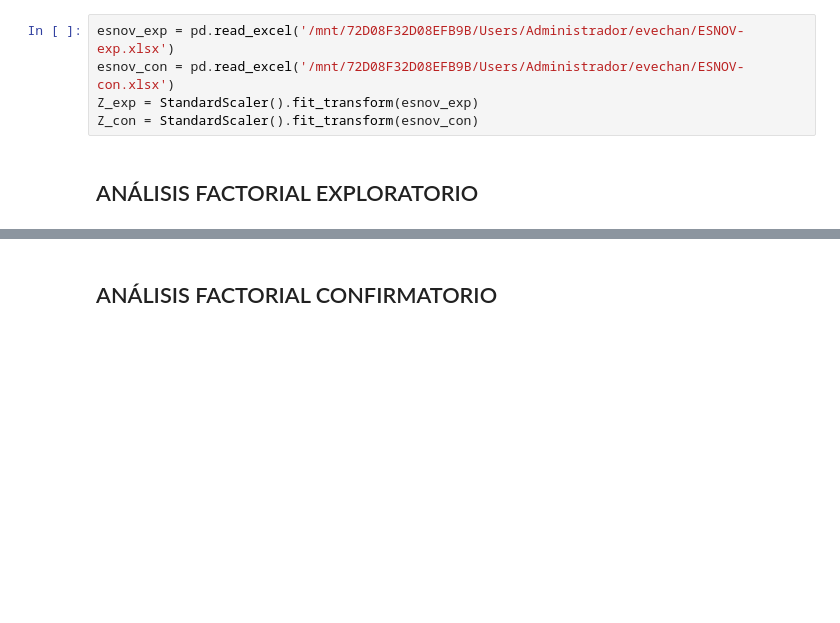
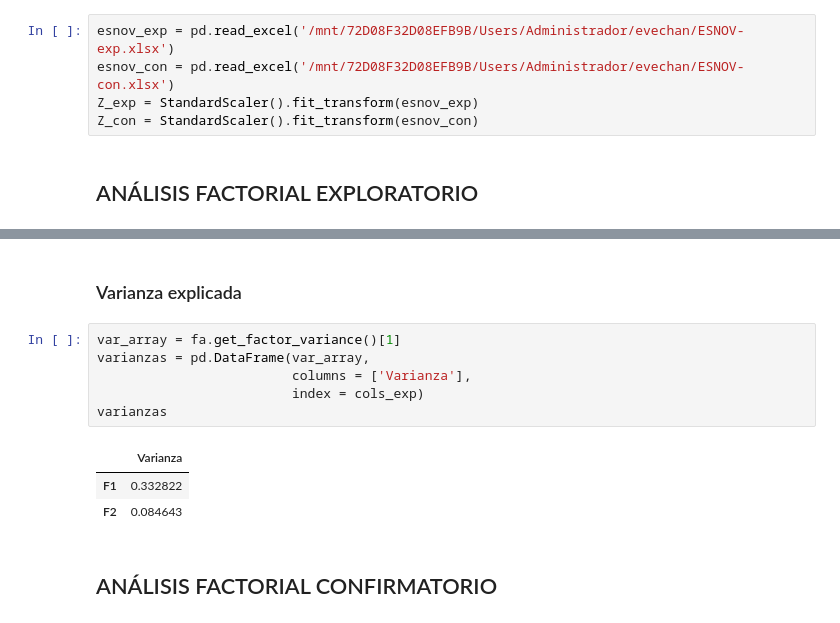
Before and after one commit to jisaaco/everchanging, a Jupyter notebook: factor_analysis_karina.ipynb, the cells around one changed output, grey strips where cells are left out. Drawn from its saved outputs; the diff is of its cells as text; blank space fills up the shorter version.

```diff
--- a/factor_analysis_karina.ipynb
+++ b/factor_analysis_karina.ipynb
@@ -290,3 +341,15 @@ sns.lineplot(data = df,
+# %% [markdown]
+### Varianza explicada
+# %%
+var_array = fa.get_factor_variance()[1]
+varianzas = pd.DataFrame(var_array,
+                         columns = ['Varianza'],
+                         index = cols_exp)
+varianzas
+# %% [output]
+|  | Varianza |
+| F1 | 0.332822 |
+| F2 | 0.084643 |
 # %% [markdown]
 ## ANÁLISIS FACTORIAL CONFIRMATORIO
 # %% [markdown]
```
Also changed, not shown: parts of 6 cells of this notebook.
